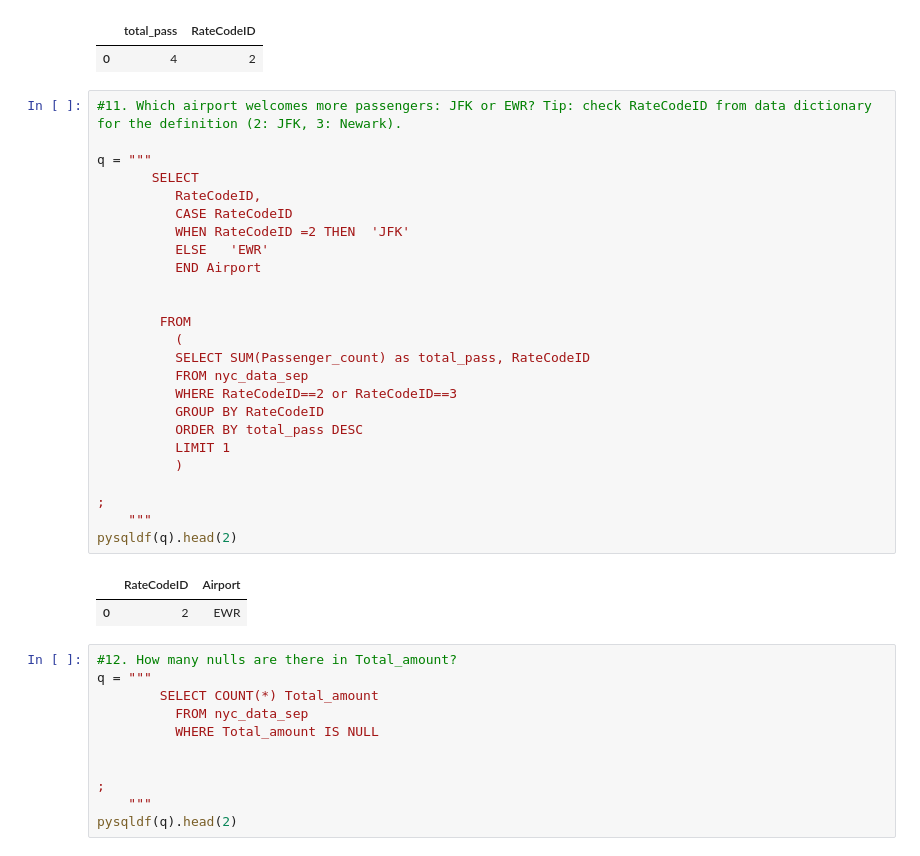
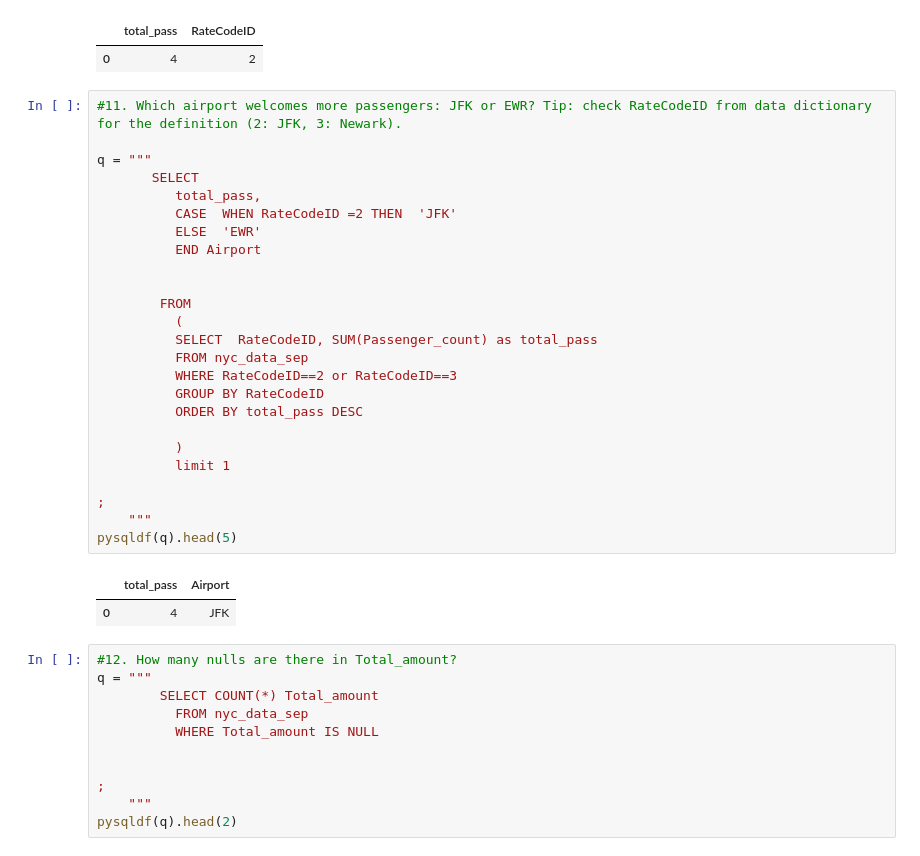
Before and after one commit to fcamuz/sqLite-practices, a Jupyter notebook: NYC_Taxi_SQL.ipynb, the cells around one changed output. Saved outputs shown, nothing was run; the diff lists cells and outputs as text.

```diff
--- a/NYC_Taxi_SQL.ipynb
+++ b/NYC_Taxi_SQL.ipynb
@@ -281,31 +267,31 @@ pysqldf(q).head(2)
 # %%
 #11. Which airport welcomes more passengers: JFK or EWR? Tip: check RateCodeID from data dictionary for the definition (2: JFK, 3: Newark).
 
 q = """
        SELECT
-          RateCodeID,
-          CASE RateCodeID
-          WHEN RateCodeID =2 THEN  'JFK'
-          ELSE   'EWR'
+          total_pass,
+          CASE  WHEN RateCodeID =2 THEN  'JFK'
+          ELSE  'EWR'
           END Airport
 
 
         FROM
           (
-          SELECT SUM(Passenger_count) as total_pass, RateCodeID
+          SELECT  RateCodeID, SUM(Passenger_count) as total_pass
           FROM nyc_data_sep
           WHERE RateCodeID==2 or RateCodeID==3
           GROUP BY RateCodeID
           ORDER BY total_pass DESC
-          LIMIT 1
+
           )
+          limit 1
 
 ;
     """
-pysqldf(q).head(2)
+pysqldf(q).head(5)
 # %% [output]
-|  | RateCodeID | Airport |
-| 0 | 2 | EWR |
+|  | total_pass | Airport |
+| 0 | 4 | JFK |
 # %%
 #12. How many nulls are there in Total_amount?
 q = """
```
Also changed, not shown: parts of 18 cells of this notebook, 6 other files.
